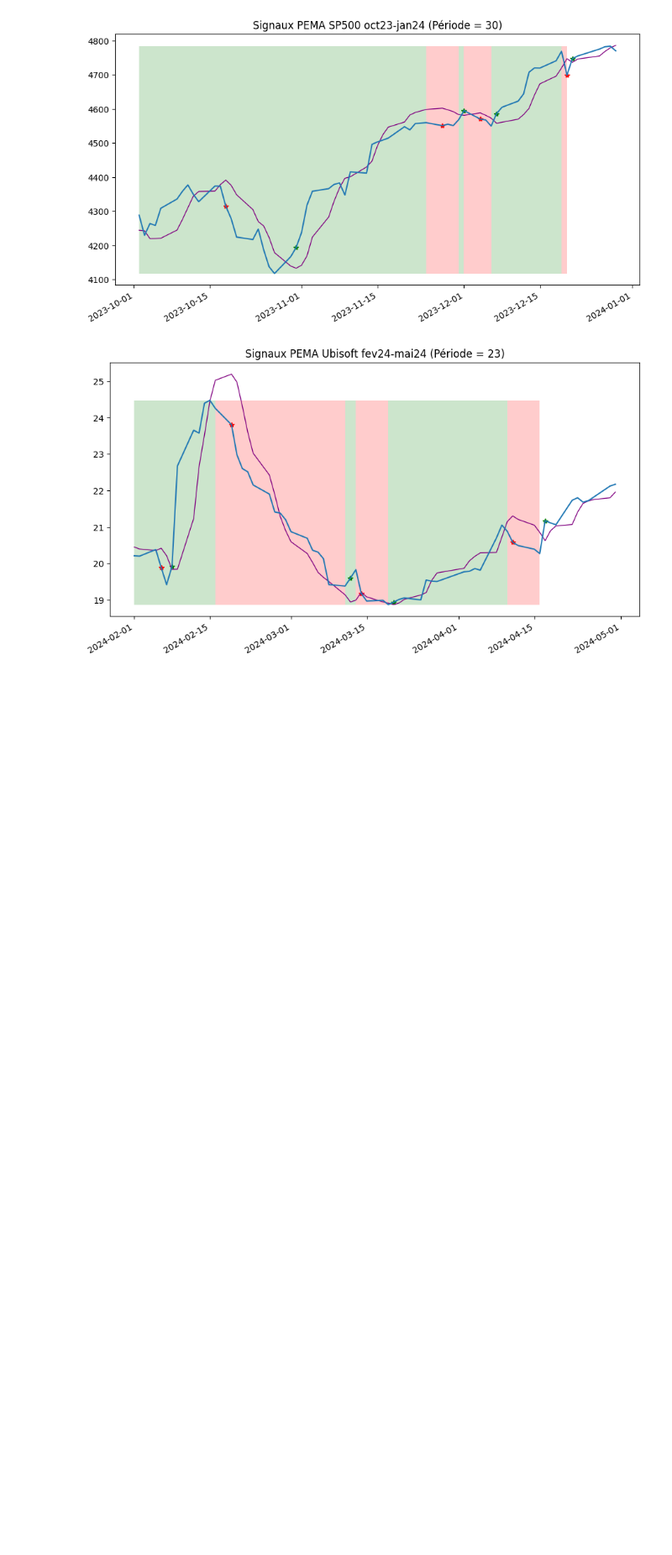
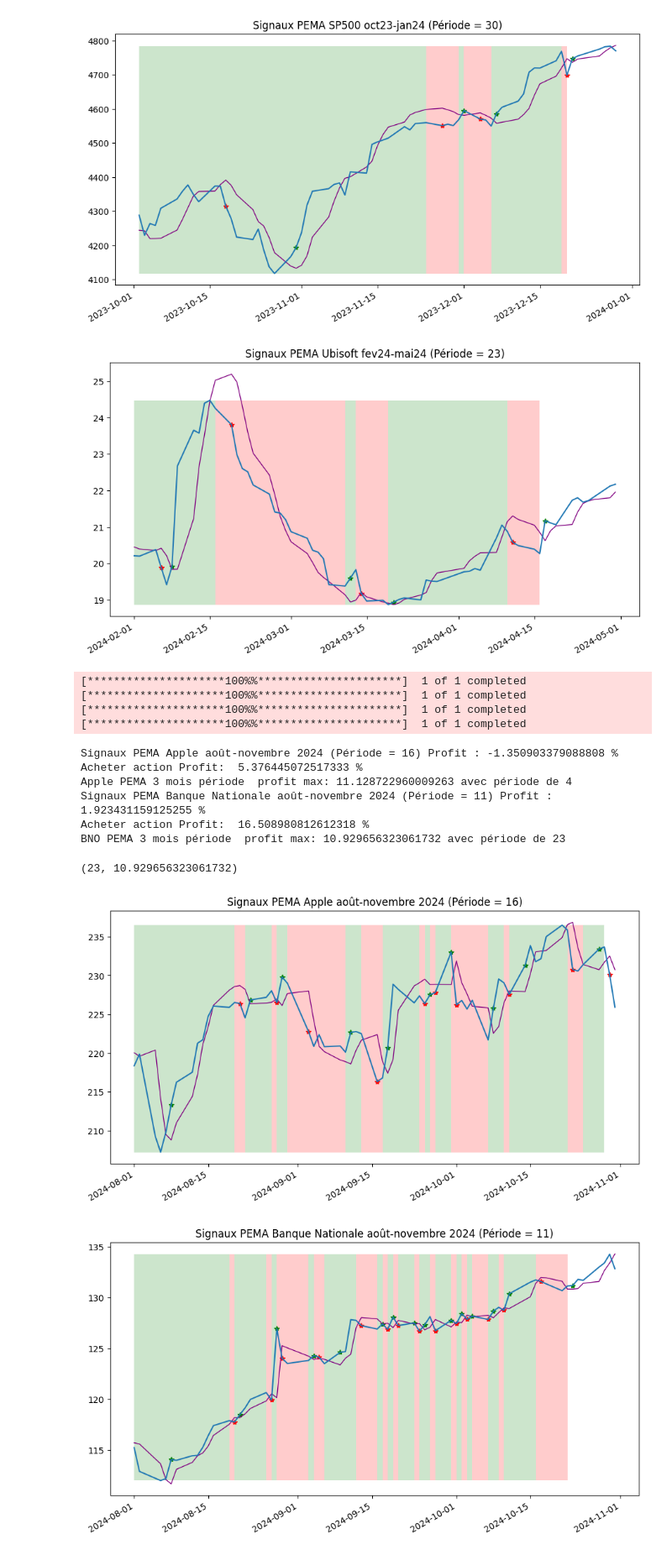
Before and after one commit to Javques/GES816, a Jupyter notebook: GES816_next.ipynb, the cells around one changed output. Shown: that part at 84% size. Cells and saved outputs as stored; diff of their text form; code cells hidden in the pictures; blank space fills up the shorter version.

```diff
--- a/GES816_next.ipynb
+++ b/GES816_next.ipynb
@@ -422,3 +422,31 @@ Acheter action Profit:  9.45077605781881 %
 [figure]
 [figure]
 [figure]
+# %%
+#Apple
+portfolioApple = yahooFinance.download("AAPL", start = datetime(2024,8,1), end = datetime(2024,11,1), interval = '1d')
+portfolioAppleBefore = yahooFinance.download("AAPL", start = datetime(2023,3,1), end = datetime(2024,11,1), interval = '1d')
+
+pemaResult(portfolioApple, portfolioAppleBefore, 16, 'Signaux PEMA Apple août-novembre 2024 (Période = 16)', True)
+backTest(portfolioApple, portfolioAppleBefore, 'Apple PEMA 3 mois période ')
+
+
+#BNO
+portfolioBNO = yahooFinance.download("NA.TO", start = datetime(2024,8,1), end = datetime(2024,11,1), interval = '1d')
+portfolioBNOBefore = yahooFinance.download("NA.TO", start = datetime(2023,3,1), end = datetime(2024,11,1), interval = '1d')
+pemaResult(portfolioBNO, portfolioBNOBefore, 11, 'Signaux PEMA Banque Nationale août-novembre 2024 (Période = 11)', True)
+backTest(portfolioBNO, portfolioBNOBefore, 'BNO PEMA 3 mois période ')
+# %% [output]
+[*********************100%%**********************]  1 of 1 completed
+[*********************100%%**********************]  1 of 1 completed
+[*********************100%%**********************]  1 of 1 completed
+[*********************100%%**********************]  1 of 1 completed
+Signaux PEMA Apple août-novembre 2024 (Période = 16) Profit : -1.350903379088808 %
+Acheter action Profit:  5.376445072517333 %
+Apple PEMA 3 mois période  profit max: 11.128722960009263 avec période de 4
+Signaux PEMA Banque Nationale août-novembre 2024 (Période = 11) Profit : 1.923431159125255 %
+Acheter action Profit:  16.508980812612318 %
+BNO PEMA 3 mois période  profit max: 10.929656323061732 avec période de 23
+(23, 10.929656323061732)
+[figure, added]
+[figure, added]
```
